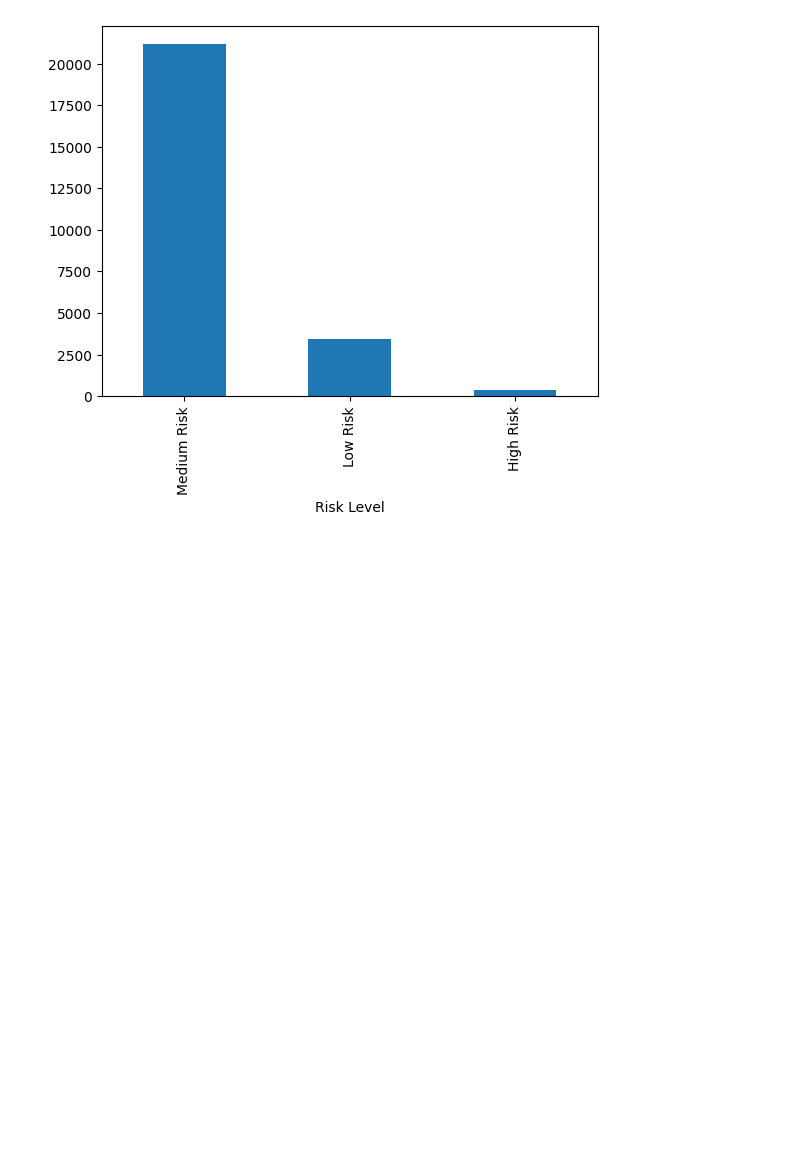
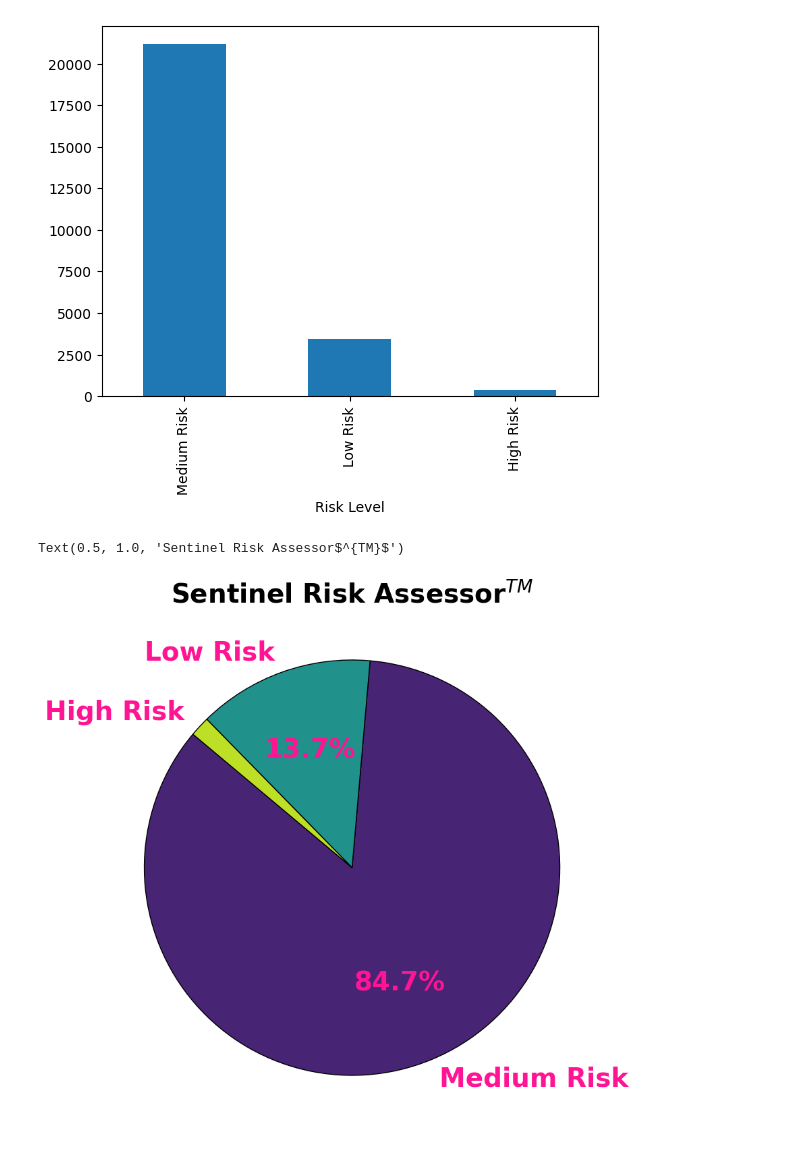
Before and after one commit to manntschke/SunSafe, a Jupyter notebook: model21century.ipynb, the cells around one changed output. Saved outputs shown, nothing was run; the diff lists cells and outputs as text; code cells hidden in the pictures; blank space fills up the shorter version.

Commit message:
figure in mnodel 21st century

```diff
--- a/model21century.ipynb
+++ b/model21century.ipynb
@@ -225,3 +239,31 @@ high_risk_cases["Risk Level"].value_counts().plot(kind='bar')
 # %% [output]
 <Axes: xlabel='Risk Level'>
 [figure]
+# %%
+import matplotlib.cm as cm
+
+# Count occurrences of each Risk Level
+risk_counts = high_risk_cases['Risk Level'].value_counts()
+
+# Define a function to filter small percentages
+def autopct_format(pct):
+    return f'{pct:.1f}%' if pct >= 3 else ''  # Hide values <5%
+
+# Generate distinct, high-contrast colors from Viridis
+num_categories = len(risk_counts)
+color_indices = np.linspace(0.1, 0.9, num_categories)  # Evenly spaced values for contrast
+colors = [cm.viridis(i) for i in color_indices]  # Extract colors
+
+# Set larger font size globally
+plt.rcParams.update({'font.size': 28})
+
+# Plot the pie chart
+plt.figure(figsize=(10, 10))
+plt.pie(risk_counts, labels=risk_counts.index, autopct=autopct_format,
+        colors=colors, startangle=140, wedgeprops={'edgecolor': 'black'},
+        textprops={'fontsize': 28, 'color': 'deeppink','fontweight': 'bold'})  # Pink text)  # Larger text
+
+plt.title("Sentinel Risk Assessor$^{TM}$", fontsize=28, fontweight='bold')
+# %% [output]
+Text(0.5, 1.0, 'Sentinel Risk Assessor$^{TM}$')
+[figure, added]
```
Also changed, not shown: parts of 1 cell of this notebook.
